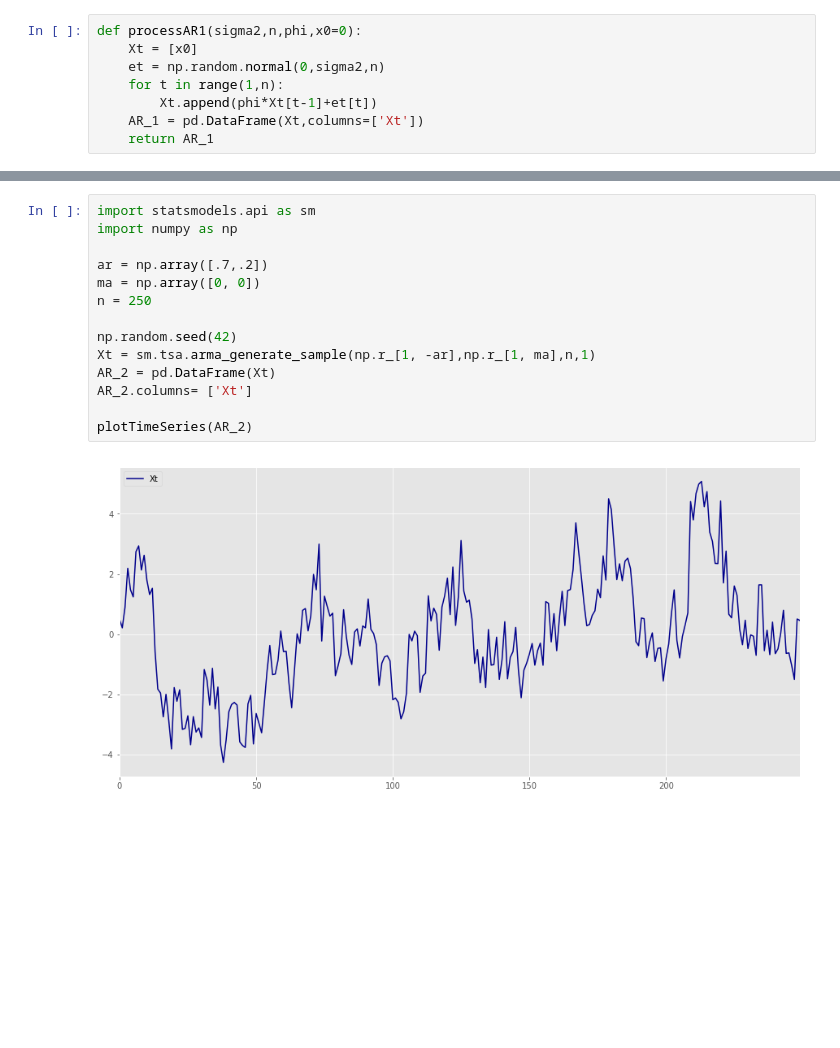
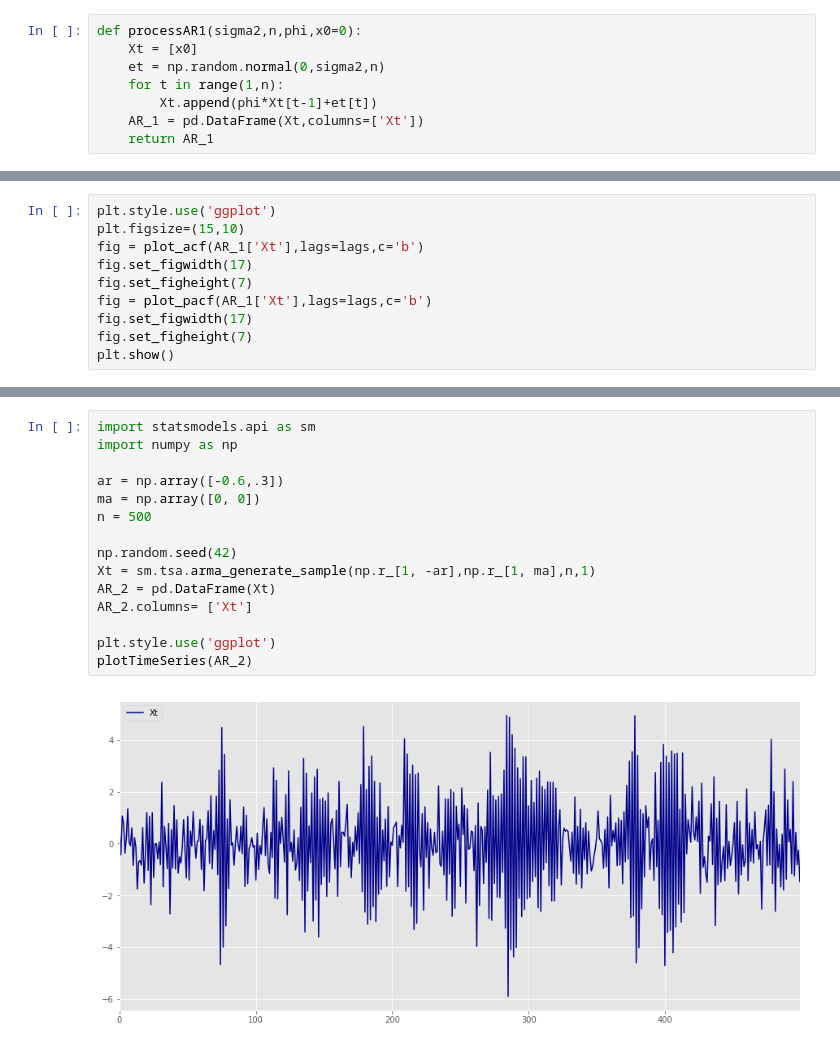
Before and after one commit to ErickEduardoAH/TimeSeriesAnalysis, a Jupyter notebook: 1.3 Time Series Stationary Models - Autoregresive Time Series.ipynb, the cells around one changed output, grey strips where cells are left out. Saved outputs shown, nothing was run; the diff lists cells and outputs as text; blank space fills up the shorter version.

```diff
--- a/1.3 Time Series Stationary Models - Autoregresive Time Series.ipynb
+++ b/1.3 Time Series Stationary Models - Autoregresive Time Series.ipynb
@@ -290,0 +409,10 @@ ___
+# %%
+plt.style.use('ggplot')
+plt.figsize=(15,10)
+fig = plot_acf(AR_1['Xt'],lags=lags,c='b')
+fig.set_figwidth(17)
+fig.set_figheight(7)
+fig = plot_pacf(AR_1['Xt'],lags=lags,c='b')
+fig.set_figwidth(17)
+fig.set_figheight(7)
+plt.show()
@@ -291,19 +432,20 @@ ___
 # %%
 import statsmodels.api as sm
 import numpy as np
 
-ar = np.array([.7,.2])
+ar = np.array([-0.6,.3])
 ma = np.array([0, 0])
-n = 250
+n = 500
 
 np.random.seed(42)
 Xt = sm.tsa.arma_generate_sample(np.r_[1, -ar],np.r_[1, ma],n,1)
 AR_2 = pd.DataFrame(Xt)
 AR_2.columns= ['Xt']
 
+plt.style.use('ggplot')
 plotTimeSeries(AR_2)
 # %% [output]
-[figure, old version]
+[figure, new version]
 # %%
 AR_2['Xt_1'] = AR_2['Xt'].shift(-1)
 AR_2['Xt_2'] = AR_2['Xt'].shift(-2)
```
Also changed, not shown: parts of 13 cells of this notebook.
